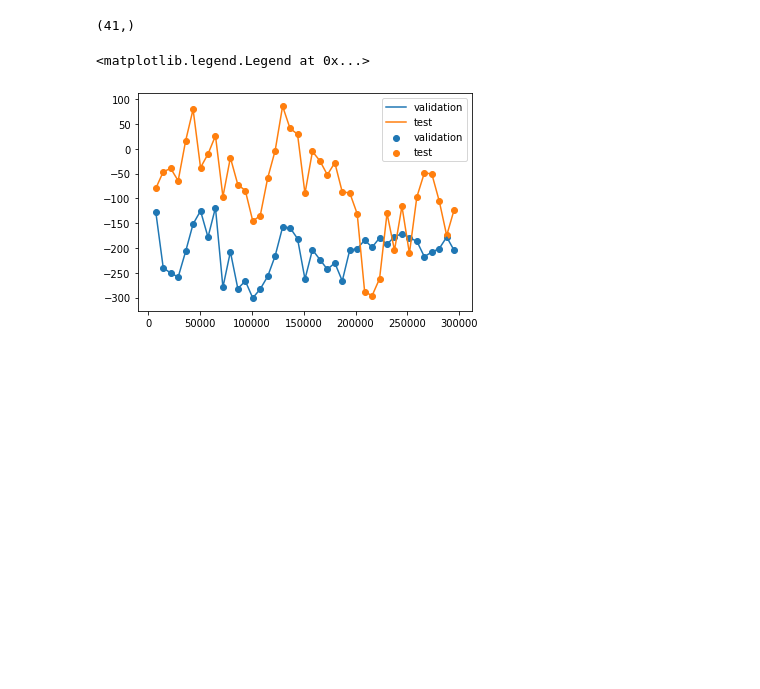
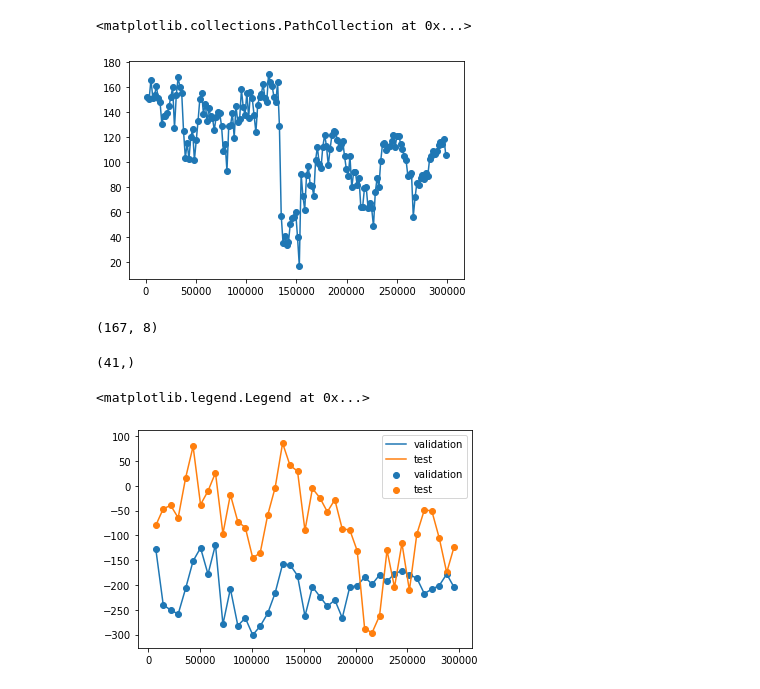
Before and after one commit to ChenGeng-ZJU/PCC-RL, a Jupyter notebook: plot_test_val.ipynb, the cells around one changed output. Saved outputs shown, nothing was run; the diff lists cells and outputs as text; code cells hidden in the pictures; blank space fills up the shorter version.

```diff
--- a/plot_test_val.ipynb
+++ b/plot_test_val.ipynb
@@ -5,6 +34,16 @@ import matplotlib.pyplot as plt
 # %%
-val = pd.read_csv('data/udr-large-081815/validation_log_0.csv', delimiter='\t')
+val = pd.read_csv('data/udr-large-genet-082001/validation_log_5.csv', delimiter='\t')
 test = np.load('figs/result1.npy')
+# %%
+plt.plot(np.arange(1800, 300600, 1800), val['mean_validation_reward'][:-1])
+plt.scatter(np.arange(1800, 300600, 1800), val['mean_validation_reward'][:-1])
+# %% [output]
+<matplotlib.collections.PathCollection at 0x...>
+[figure, added]
+# %%
+print(val.shape)
+# %% [output]
+(167, 8)
 # %%
 x = np.arange(7200, 302400, 7200)
 # %%
```
Also changed, not shown: parts of 4 cells of this notebook, 10 other files.
